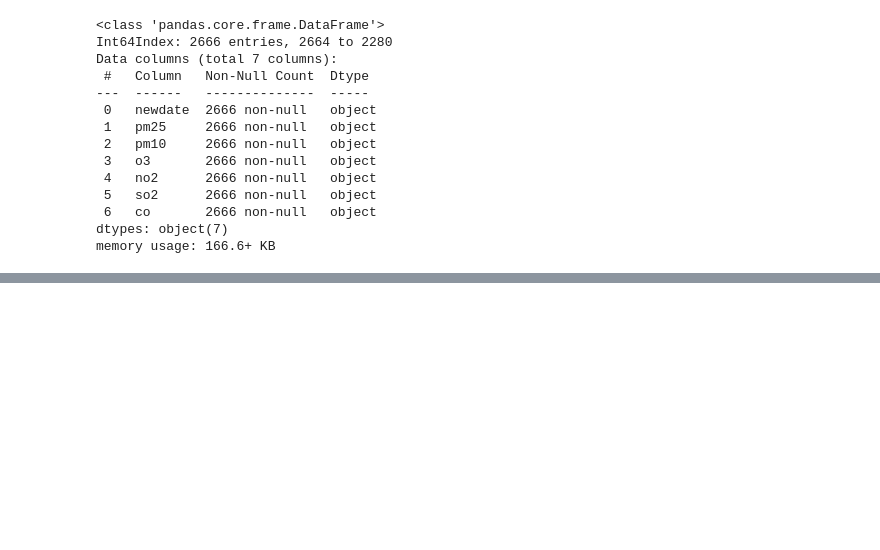
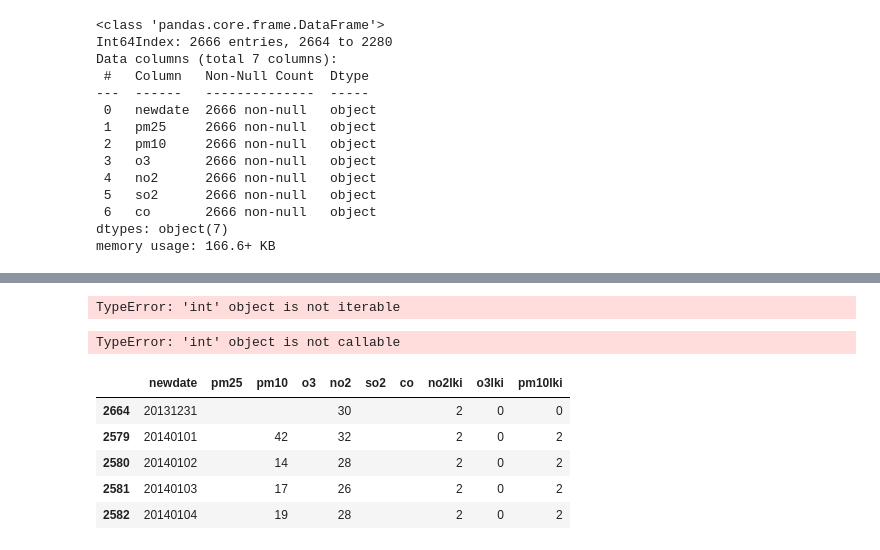
Before and after one commit to ClauCarloni/data_final_project, a Jupyter notebook: dutch_daily_weather_data.ipynb, the cells around one changed output, grey strips where cells are left out. Drawn from its saved outputs; the diff is of its cells as text; code cells hidden in the pictures; blank space fills up the shorter version.

```diff
--- a/dutch_daily_weather_data.ipynb
+++ b/dutch_daily_weather_data.ipynb
@@ -280,0 +344,3 @@ memory usage: 166.6+ KB
+# %%
+pm25 = len(air_quality[air_quality['pm25']==' '])
+pm25
@@ -280,0 +349,7 @@ memory usage: 166.6+ KB
+# %%
+air_quality['pm25'] = air_quality['pm25'].astype('int')
+air_quality['pm10'] = air_quality['pm10'].astype('int')
+air_quality['o3'] = air_quality['o3'].astype('int')
+air_quality['no2'] = air_quality['no2'].astype('int')
+air_quality['no2'] = air_quality['no2'].astype('int')
+air_quality['co'] = air_quality['co'].astype('int')
@@ -280,0 +569,40 @@ memory usage: 166.6+ KB
+# %%
+for no2, o3, pm10 in zip(air_quality['no2lki'], air_quality['o3lki'], air_quality['pm10lki']):
+
+    m = zip(no2, o3, pm10)
+    print(m)
+# %% [output]
+TypeError: 'int' object is not iterable
+# %%
+totallki = []
+LKI = 0
+
+for no2, o3, pm10 in zip(air_quality['no2lki'], air_quality['o3lki'], air_quality['pm10lki']):
+
+    m = max(int(no2), int(o3), int(pm10))
+
+    if m < 4:
+        LKI = 'good'
+    elif m >= 4 & m < 7:
+        LKI = 'mediocre'
+    elif m >= 7 & m < 9:
+        LKI = 'inadequate'
+    elif m >= 9 & m < 11:
+        LKI = 'bad'
+    else: #elif m >= 11:
+        LKI = 'very bad'
+
+        totallki.append(LKI)
+
+air_quality['totallki'] = totallki
+# %% [output]
+TypeError: 'int' object is not callable
+# %%
+air_quality.head()
+# %% [output]
+|  | newdate | pm25 | pm10 | o3 | no2 | so2 | co | no2lki | o3lki | pm10lki |
+| 2664 | 20131231 |  |  |  | 30 |  |  | 2 | 0 | 0 |
+| 2579 | 20140101 |  | 42 |  | 32 |  |  | 2 | 0 | 2 |
+| 2580 | 20140102 |  | 14 |  | 28 |  |  | 2 | 0 | 2 |
+| 2581 | 20140103 |  | 17 |  | 26 |  |  | 2 | 0 | 2 |
+| 2582 | 20140104 |  | 19 |  | 28 |  |  | 2 | 0 | 2 |
```
Also changed, not shown: parts of 36 cells of this notebook.
